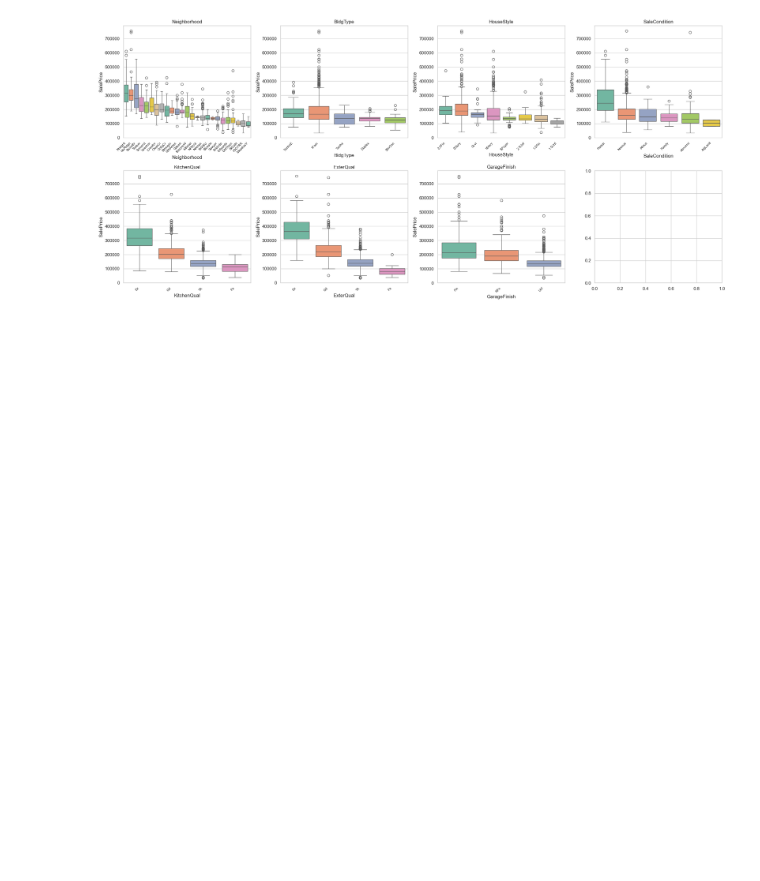
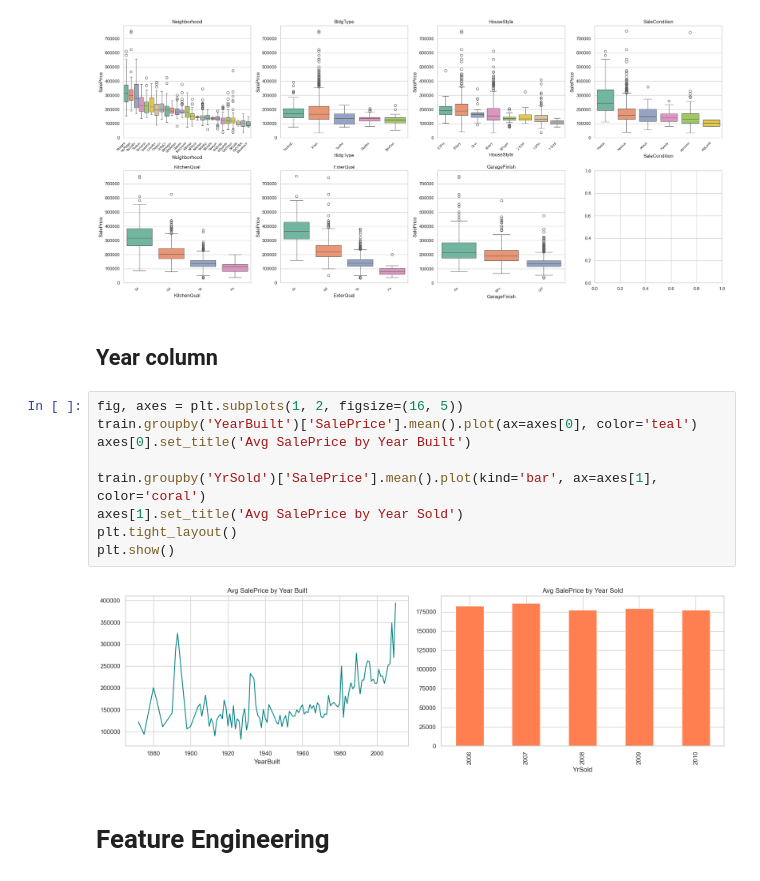
Before and after one commit to vitthalbulbule/HousePrice-Prediction, a Jupyter notebook: house.ipynb, the cells around one changed output. Saved outputs shown, nothing was run; the diff lists cells and outputs as text; blank space fills up the shorter version.

```diff
--- a/house.ipynb
+++ b/house.ipynb
@@ -536,3 +537,18 @@ plt.tight_layout()
 plt.show()
 # %% [output]
 [figure]
+# %% [markdown]
+## Year column
+# %%
+fig, axes = plt.subplots(1, 2, figsize=(16, 5))
+train.groupby('YearBuilt')['SalePrice'].mean().plot(ax=axes[0], color='teal')
+axes[0].set_title('Avg SalePrice by Year Built')
+
+train.groupby('YrSold')['SalePrice'].mean().plot(kind='bar', ax=axes[1], color='coral')
+axes[1].set_title('Avg SalePrice by Year Sold')
+plt.tight_layout()
+plt.show()
+# %% [output]
+[figure, added]
+# %% [markdown]
+# Feature Engineering
```
Also changed, not shown: parts of 6 cells of this notebook.
